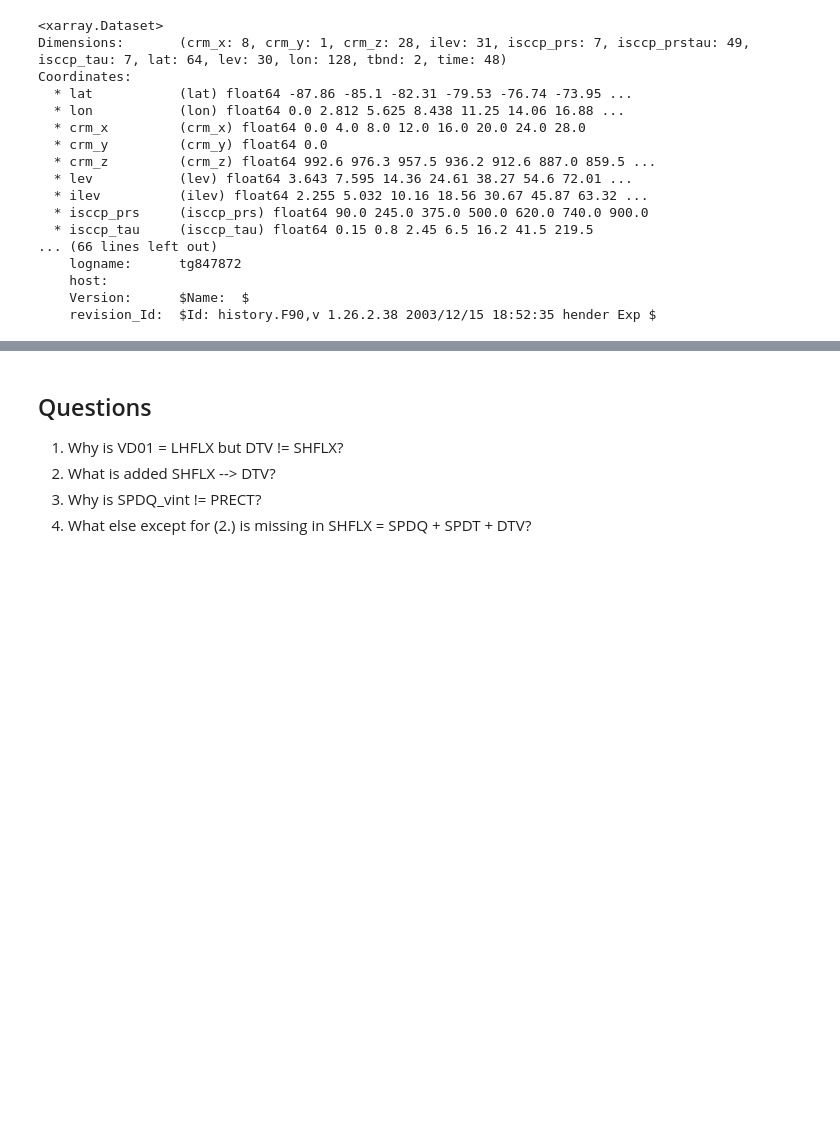
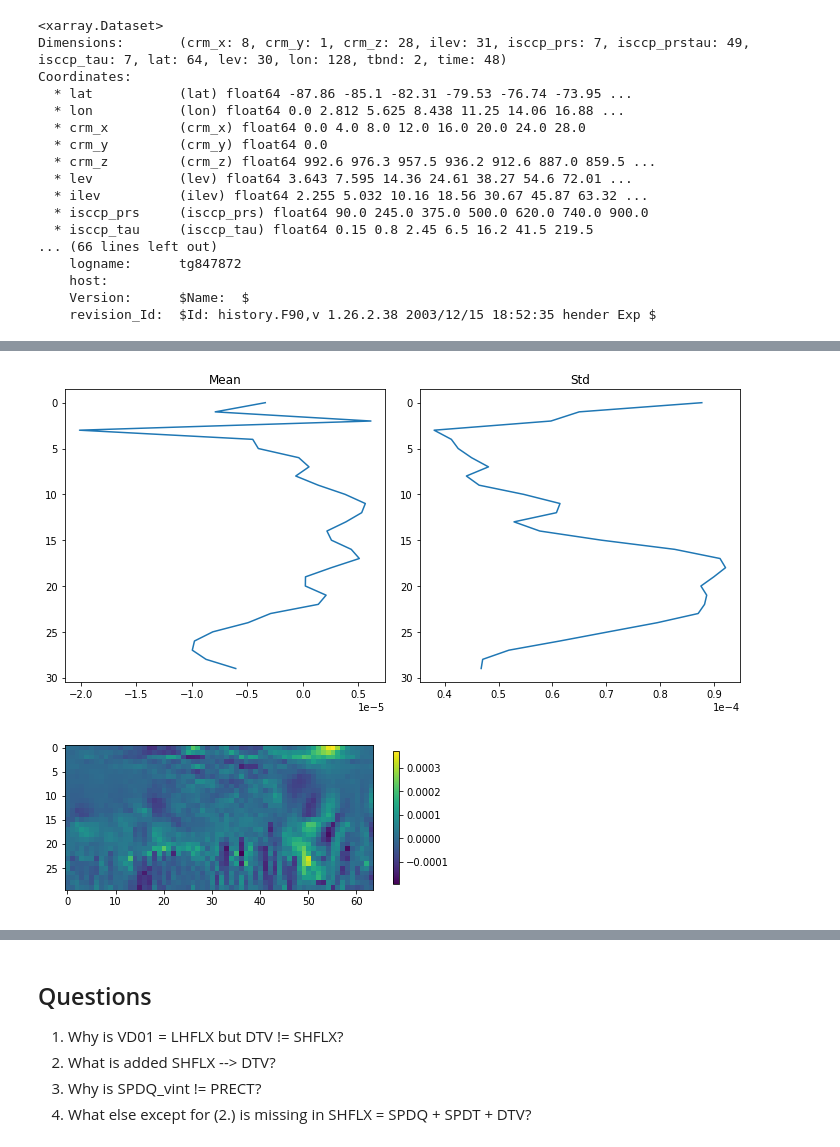
Before and after one commit to raspstephan/CBRAIN-CAM, a Jupyter notebook: keras/notebooks/energy_conservation.ipynb, the cells around one changed output, grey strips where cells are left out. Saved outputs shown, nothing was run; the diff lists cells and outputs as text; code cells hidden in the pictures; blank space fills up the shorter version.

```diff
--- a/keras/notebooks/energy_conservation.ipynb
+++ b/keras/notebooks/energy_conservation.ipynb
@@ -250,0 +166,7 @@ scat(SPDQ_vint + SPDQC_vint, -SPDT_vint)
+# %%
+dTdt_adiabatic = compute_adiabatic(ds, 'dTdt_adiabatic')
+# %%
+plot_3D_stats(dTdt_adiabatic)
+# %% [output]
+[figure, added]
+[figure, added]
```
Also changed, not shown: parts of 139 cells of this notebook.
